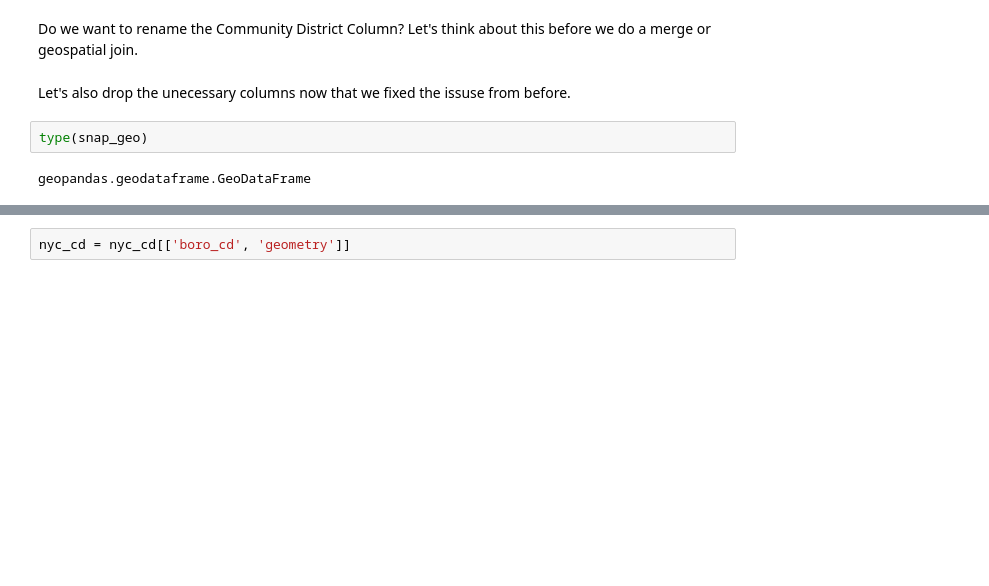
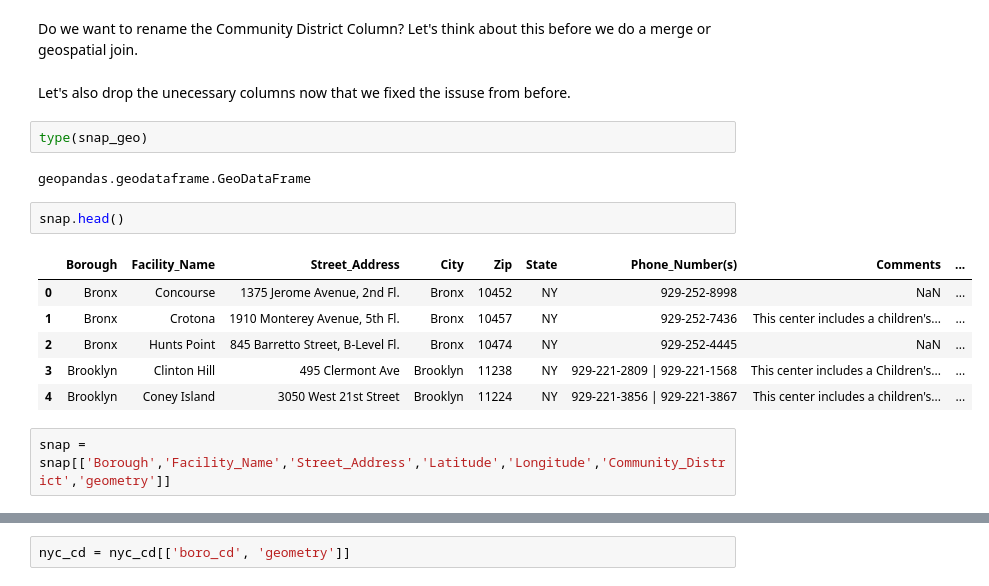
Before and after one commit to LJRollerII/NSS_Capstone_Project, a Jupyter notebook: notebooks/NYC_Healthy_Food_Access.ipynb, the cells around one changed output, grey strips where cells are left out. Saved outputs shown, nothing was run; the diff lists cells and outputs as text; blank space fills up the shorter version.

```diff
--- a/notebooks/NYC_Healthy_Food_Access.ipynb
+++ b/notebooks/NYC_Healthy_Food_Access.ipynb
@@ -233,3 +233,14 @@ Let's also drop the unecessary columns now that we fixed the issuse from before.
 type(snap_geo)
 # %% [output]
 geopandas.geodataframe.GeoDataFrame
+# %%
+snap.head()
+# %% [output]
+|  | Borough | Facility_Name | Street_Address | City | Zip | State | Phone_Number(s) | Comments | ... |
+| 0 | Bronx | Concourse | 1375 Jerome Avenue, 2nd Fl. | Bronx | 10452 | NY | 929-252-8998 | NaN | ... |
+| 1 | Bronx | Crotona | 1910 Monterey Avenue, 5th Fl. | Bronx | 10457 | NY | 929-252-7436 | This center includes a children's... | ... |
+| 2 | Bronx | Hunts Point | 845 Barretto Street, B-Level Fl. | Bronx | 10474 | NY | 929-252-4445 | NaN | ... |
+| 3 | Brooklyn | Clinton Hill | 495 Clermont Ave | Brooklyn | 11238 | NY | 929-221-2809 | 929-221-1568 | This center includes a Children's... | ... |
+| 4 | Brooklyn | Coney Island | 3050 West 21st Street | Brooklyn | 11224 | NY | 929-221-3856 | 929-221-3867 | This center includes a children's... | ... |
+# %%
+snap = snap[['Borough','Facility_Name','Street_Address','Latitude','Longitude','Community_District','geometry']]
```
Also changed, not shown: parts of 11 cells of this notebook.
